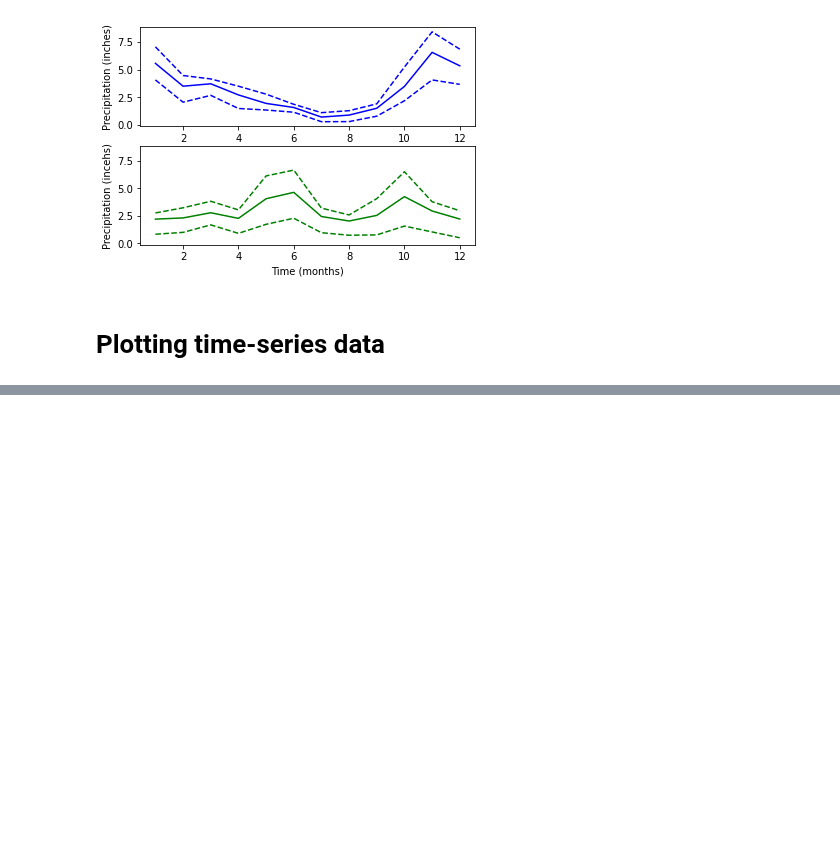
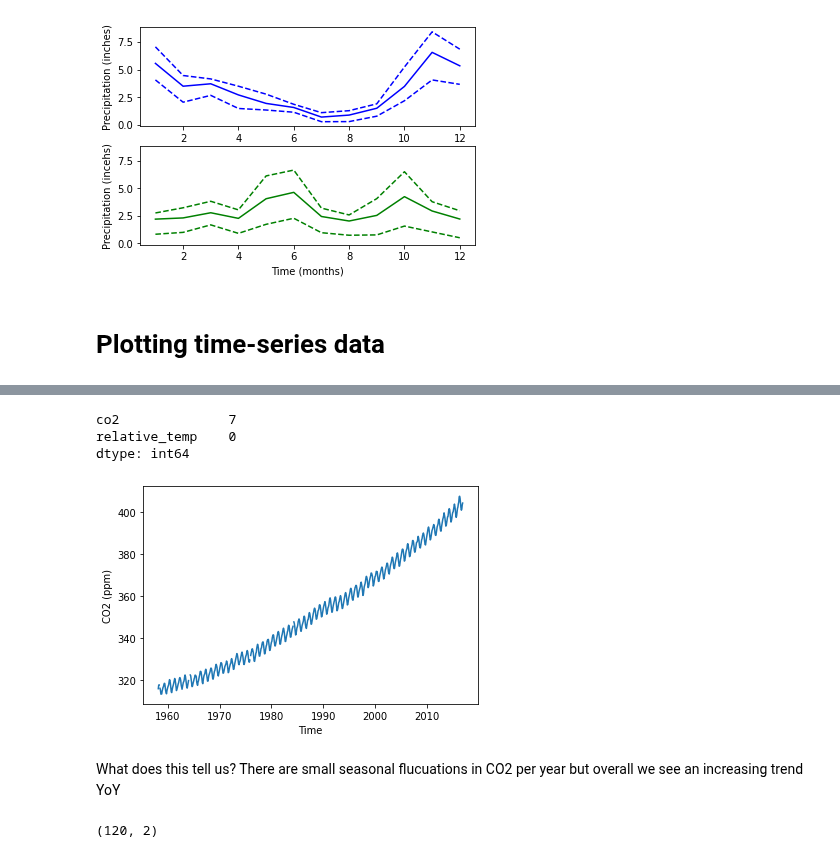
Before and after one commit to Jose-Servin/DataCamp, a Jupyter notebook: Courses/Intro_Matplotlib/all_about_matplotlib.ipynb, the cells around one changed output, grey strips where cells are left out. Saved outputs shown, nothing was run; the diff lists cells and outputs as text; code cells hidden in the pictures; blank space fills up the shorter version.

Commit message:
added function to plot time-series data

```diff
--- a/Courses/Intro_Matplotlib/all_about_matplotlib.ipynb
+++ b/Courses/Intro_Matplotlib/all_about_matplotlib.ipynb
@@ -280,3 +280,7 @@ plt.show()
 # %% [markdown]
 
 # Plotting time-series data
+# %%
+# Introducing climaate change dataset for time-series analysis
+climate_data = pd.read_csv('/Users/joseservin/DataCamp/Courses/Intro_Matplotlib/climate_change.csv')
+climate_data.head()
@@ -282,0 +307,3 @@ plt.show()
+# %%
+# converting date column to datetime
+climate_data['date'] = pd.to_datetime(climate_data['date'])
@@ -282,0 +327,2 @@ plt.show()
+# %%
+climate_data.set_index('date', inplace=True)
@@ -282,0 +340,20 @@ plt.show()
+# %%
+climate_data.isna().sum()
+# %% [output]
+co2              7
+relative_temp    0
+dtype: int64
+# %%
+# Beging plotting data
+fig, ax = plt.subplots()
+
+# plot time vs co2
+ax.plot(climate_data.index, climate_data['co2'])
+ax.set_xlabel('Time')
+ax.set_ylabel('CO2 (ppm)')
+plt.show()
+# %% [output]
+[figure, added]
+# %% [markdown]
+What does this tell us?
+There are small seasonal flucuations in CO2 per year but overall we see an increasing trend YoY
@@ -282,0 +363,4 @@ plt.show()
+# %%
+sixties.shape # 12 readers per year for 10 years = 120 readings "rows"
+# %% [output]
+(120, 2)
```
Also changed, not shown: parts of 20 cells of this notebook.
